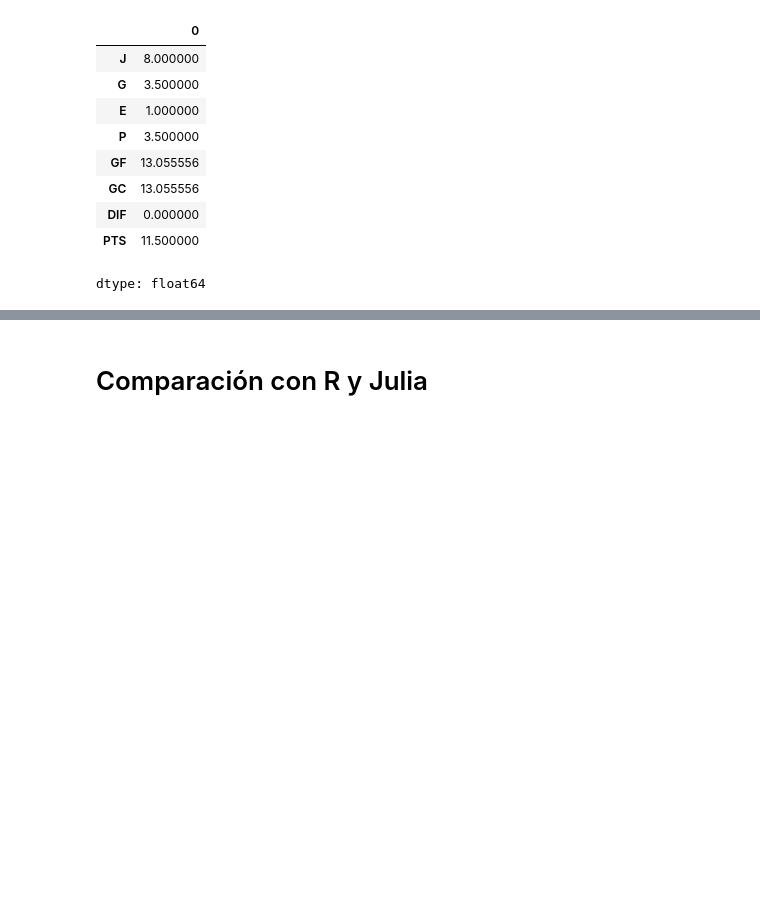
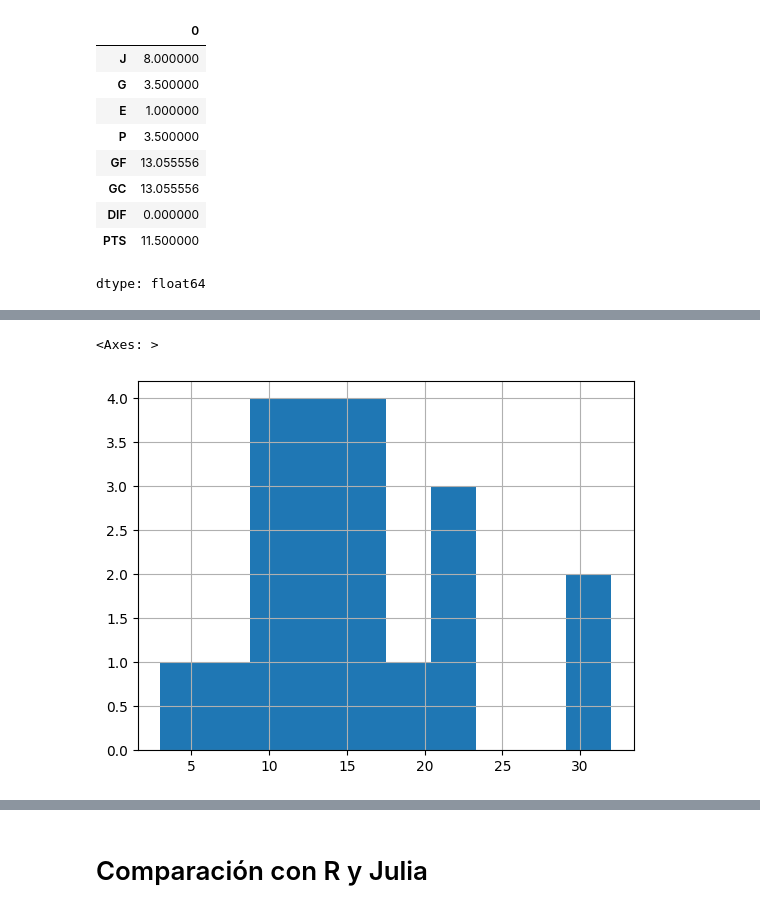
Before and after one commit to FranciscoMoralesActuary/Python, a Jupyter notebook: pandasipynb.ipynb, the cells around one changed output, grey strips where cells are left out. Saved outputs shown, nothing was run; the diff lists cells and outputs as text; code cells hidden in the pictures; blank space fills up the shorter version.

```diff
--- a/pandasipynb.ipynb
+++ b/pandasipynb.ipynb
@@ -1511,3 +1511,7 @@ df_espn_n.mean()
 | DIF | 0.000000 |
 | PTS | 11.500000 |
 dtype: float64
+# %%
+#Leemos los datos desde Git Hub
+datos_premier=pd.read_csv('https://raw.githubusercontent.com/FranciscoMoralesActuary/Regresi-n-Lineal-Futbol/main/England%20Premier%20League%20Teams%202018%20to%202019.csv')
+datos_premier
@@ -1513,0 +1630,6 @@ dtype: float64
+# %%
+#Histograma de partidos ganados
+datos_premier['wins'].hist(bins=10)
+# %% [output]
+<Axes: >
+[figure, added]
```
Also changed, not shown: parts of 37 cells of this notebook.
